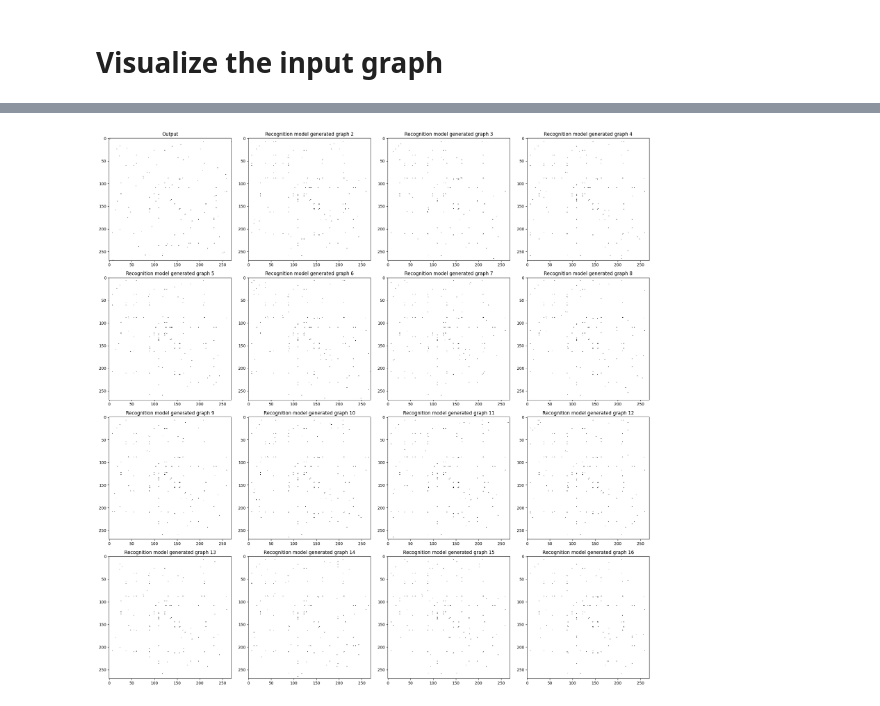
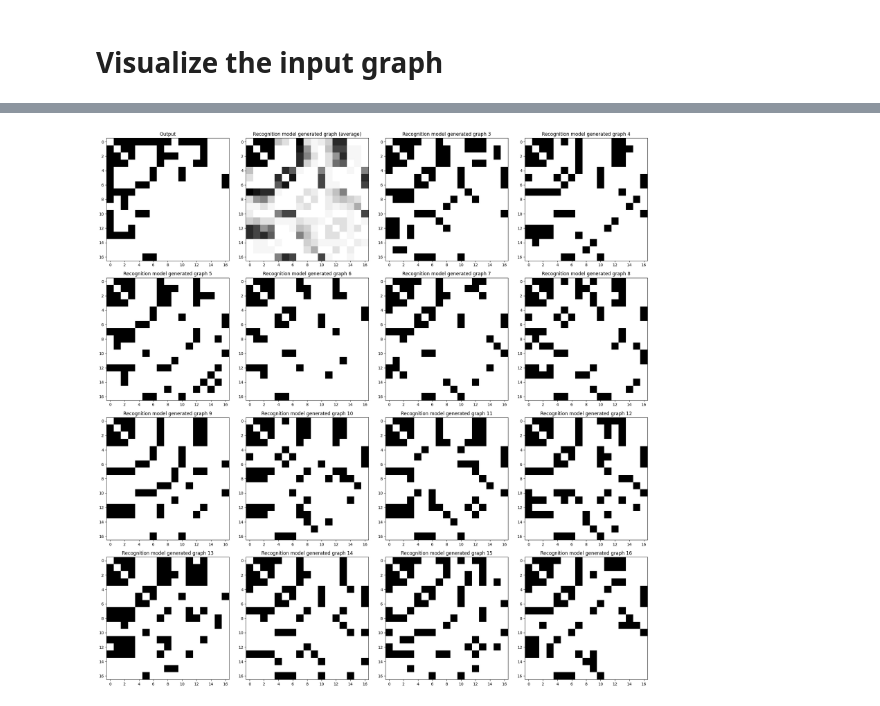
Before and after one commit to FDUguchunhui/latent-space-constraint-GNN, a Jupyter notebook: src/cgvae.ipynb, the cells around one changed output, grey strips where cells are left out. Cells and saved outputs as stored; diff of their text form; code cells hidden in the pictures.

```diff
--- a/src/cgvae.ipynb
+++ b/src/cgvae.ipynb
@@ -17,6 +23,7 @@ display(HTML("<style>pre { white-space: pre !important; }</style>"))
 # %%
-dataloader, dataset_size = get_data('../data', 'Cora', ratio=0.1)
-# dataloader, dataset_size = get_data('../data', 'KarateClub')
+# dataloader, dataset_size = get_data('../data', 'Cora', ratio=0.1)
+SPLIT_RATIO = 0.5
+dataloader, dataset_size = get_data('../data', 'KarateClub', ratio=SPLIT_RATIO, neg_edge_ratio=1.0)
 # %%
 data = next(iter(dataloader))
 data['input'].x.size(1)
@@ -29,7 +36,7 @@ baseline_net = baseline.train(
     num_node_features=data['input'].x.size(1),
     learning_rate=0.005,
     num_epochs=100,
-    model_path='baseline_net.pth'
+    model_path='checkpoints/baseline_net.pth'
 )
 # %%
 cgvae_net = cgvae.train(
@@ -38,7 +45,8 @@ cgvae_net = cgvae.train(
     num_node_features=data['input'].x.size(1),
     learning_rate=0.005,
     num_epochs=100,
-    pre_trained_baseline_net=baseline_net
+    pre_trained_baseline_net=baseline_net,
+    model_path='checkpoints/cgvae_net.pth'
 )
 # %%
 # generate missing part based on the trained model
@@ -105,7 +113,7 @@ adj_mat_out = pyg.utils.to_dense_adj(graphs['output'].edge_index,
                                      max_num_nodes=graphs['input'].x.size(0)).squeeze().numpy()
 fig, axes = plt.subplots(nrows=2, ncols=2, figsize=(8, 8))
 threshold = 0.8
-split = int(dim * 0.1)
+split = int(dim * SPLIT_RATIO)
 
 fig.tight_layout() # Or equivalently,  "plt.tight_layout()"
 plt.subplot(221)
@@ -122,6 +130,7 @@ plt.subplot(223)
 adj_mat_np = baseline_net(graphs['input']).detach().numpy()[:split, :split]
 # adj_mat_np[adj_mat_np < threshold] = 0
 # adj_mat_np = np.random.binomial(1, adj_mat_np)
+np.fill_diagonal(adj_mat_np, 0)
 plt.imshow(adj_mat_np, cmap='Greys', interpolation='nearest')
 # plt.colorbar()  # Add a colorbar to a plot
 plt.title("Baseline model")
@@ -131,8 +140,8 @@ adj_mat_np = np.zeros((split, split))
 for i in range(100):
     adj_mat_np += sigmoid(cgvae_net.generate().detach().numpy())[:split, :split]
 adj_mat_np /= 100
-adj_mat_np[adj_mat_np < threshold] = 0
-adj_mat_np[adj_mat_np >= threshold] = 1
+# adj_mat_np[adj_mat_np < threshold] = 0
+# adj_mat_np[adj_mat_np >= threshold] = 1
 np.fill_diagonal(adj_mat_np, 0)
 plt.imshow(adj_mat_np, cmap='Greys', interpolation='nearest')
 # plt.colorbar()  # Add a colorbar to a plot
@@ -147,27 +156,37 @@ plt.show()
 # %%
+cgvae_net.load('checkpoints/cgvae_net.pth')
 threshold = 0.8
 
 fig, axes = plt.subplots(nrows=4, ncols=4, figsize=(20, 20))  # Create a grid of 2 rows and 5 columns for the subplots
 axes = axes.flatten()  # Flatten the axes array for easy iteration
 
 ax = axes[0]
 ax.imshow(adj_mat_out[:split, :split], cmap='Greys', interpolation='nearest')
 # plt.colorbar()  # Add a colorbar to a plot
 ax.set_title("Output")
 
-for i in range(1, 16):
+avg_adj_mat_np = np.zeros((split, split))
+
+for i in range(2, 16):
     adj_mat_np = sigmoid(cgvae_net.generate().detach().numpy())[:split, :split]
     adj_mat_np[adj_mat_np < threshold] = 0
-    adj_mat_np = np.random.binomial(1, adj_mat_np)
+    adj_mat_np[adj_mat_np >= threshold] = 1
+    # adj_mat_np = np.random.binomial(1, adj_mat_np)
     np.fill_diagonal(adj_mat_np, 0)
+    avg_adj_mat_np += adj_mat_np
     ax = axes[i]  # Select the i-th subplot
     ax.imshow(adj_mat_np, cmap='Greys', interpolation='nearest')  # Plot the matrix in the i-th subplot
     ax.set_title(f"Recognition model generated graph {i+1}")  # Set the title for the i-th subplot
 
+avg_adj_mat_np /= 14
+ax = axes[1]
+ax.imshow(avg_adj_mat_np, cmap='Greys', interpolation='nearest')
+ax.set_title("Recognition model generated graph (average)")
+
 plt.tight_layout()  # Adjust the layout to prevent overlap
 plt.show()  # Display the plots
 # %% [output]
-[figure, old version]
+[figure, new version]
 # %%
 from torch_geometric.nn import GCNConv
 from torch_geometric.transforms import ToUndirected
```
Also changed, not shown: parts of 9 cells of this notebook, 3 other files.
